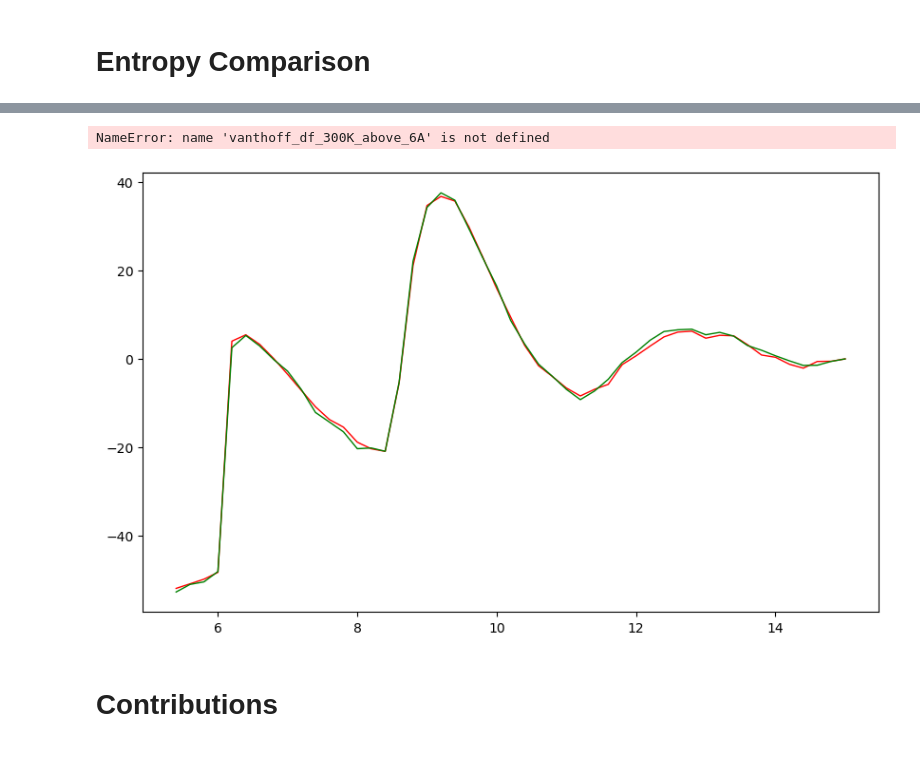
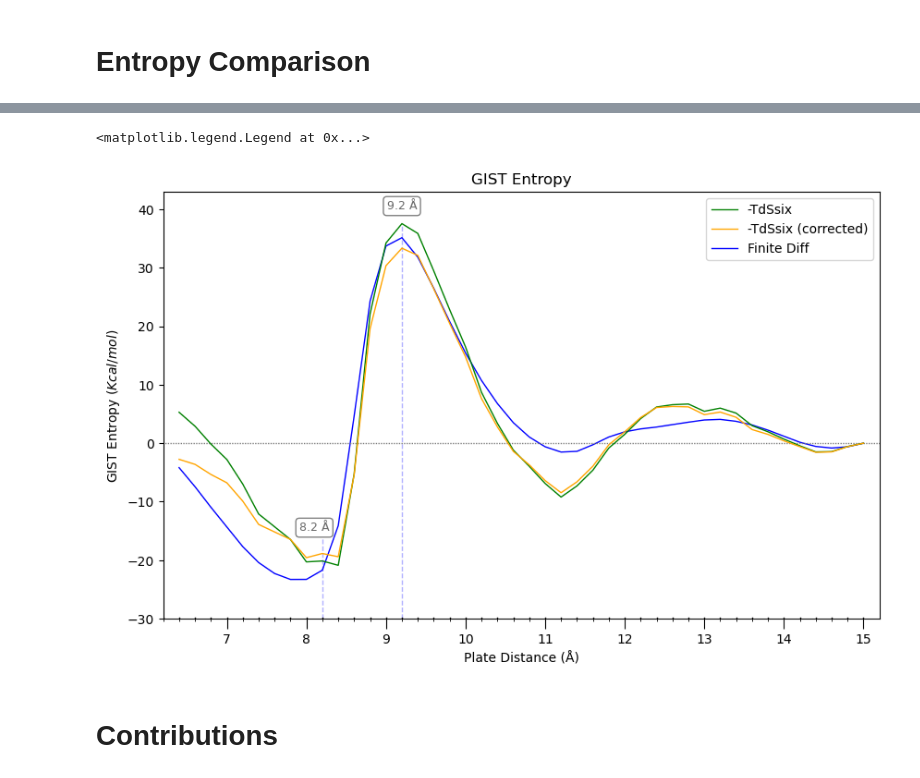
Before and after one commit to arghavanvg/hydrophobic-plates-analysis, a Jupyter notebook: df-energy-plotting.ipynb, the cells around one changed output, grey strips where cells are left out. Saved outputs shown, nothing was run; the diff lists cells and outputs as text; code cells hidden in the pictures.

Commit message:
plot corrections

```diff
--- a/df-energy-plotting.ipynb
+++ b/df-energy-plotting.ipynb
@@ -40,6 +40,12 @@ gist_Tds = pd.read_csv(gist_TdS_file, sep='\t', index_col=None, header=0)
 gist_Tds.rename(columns={'distance(A)': 'Distance(Å)'}, inplace=True)
 gist_Tds = gist_Tds.iloc[5:].copy()
 gist_Tds.reset_index(drop=True, inplace=True)
+# %%
+corrected_gist_TdS_file = '/Users/arghavan/lab/hp-results/pmf/corrected_neg_dTS.dat'
+corrected_gist_Tds = pd.read_csv(corrected_gist_TdS_file, sep='\t', index_col=None, header=0)
+corrected_gist_Tds.rename(columns={'distance(A)': 'Distance(Å)'}, inplace=True)
+corrected_gist_Tds = corrected_gist_Tds.iloc[5:].copy()
+corrected_gist_Tds.reset_index(drop=True, inplace=True)
 # %%
 vanthoff_file = '/Users/arghavan/Graduate Center Dropbox/Arghavan Vedadi Gargari/Hydrophobic Plates/Arghavan/PMF-TdS-data/PMF-tdS data/vanthoff_negTdS.txt'
 vanthoff_df = pd.read_csv(vanthoff_file, sep='\s+', index_col=None, names=columns ,header=None)
@@ -51,7 +57,7 @@ vanthoff_df_300K.rename(columns={'300K': 'Vant_Hoff_300K_Kcal/mol'}, inplace=Tru
 # vanthoff_df_300K.to_csv(f'{output_path}vanthoff_300K.csv',sep='\t', index=False)
 # %%
 # Truncate data below 6 Å
-vanthoff_df_300K_above_6A = vanthoff_df.iloc[19:].copy()
+vanthoff_df_300K_above_6A = vanthoff_df.iloc[20:].copy()
 vanthoff_df_300K_above_6A.reset_index(drop=True, inplace=True)
 vanthoff_df_300K_above_6A
 
@@ -201,21 +207,21 @@ plt.legend()
 # %% [markdown]
 # GIST Entropy (Above 6Å)
 # %%
-gist_TdS_file = '/gibbs/arghavan/gist_hydrophobic_plates/gist_results/neg_dTS.dat'
-gist_Tds = pd.read_csv(gist_TdS_file, sep='\t', index_col=None, header=0)
+# gist_TdS_file = '/gibbs/arghavan/gist_hydrophobic_plates/gist_results/neg_dTS.dat'
+# gist_Tds = pd.read_csv(gist_TdS_file, sep='\t', index_col=None, header=0)
 
 plt.figure(figsize=(10, 6))
-plt.plot(gist_Tds['distance(A)'], gist_Tds['-dTSsix(ref)'], 'g-', markersize=3, linewidth=1, label='-TdSsix', zorder=2)
-plt.plot(gist_Tds['distance(A)'], gist_Tds['-dTSorient+trans(ref)'], 'r-', markersize=3, linewidth=1, label='Trans+Orient', zorder=1)
+plt.plot(gist_Tds['Distance(Å)'], gist_Tds['-dTSsix(ref)'], 'g-', markersize=3, linewidth=1, label='-TdSsix', zorder=2)
+plt.plot(gist_Tds['Distance(Å)'], gist_Tds['-dTSorient+trans(ref)'], 'r-', markersize=3, linewidth=1, label='Trans+Orient', zorder=1)
 plt.hlines(y=0.00, xmin=6.0, xmax=15.2, color='grey', linestyle=(0, (1, 1)), linewidth=1, zorder=1)
 
 
-y_82 = gist_Tds.loc[gist_Tds['distance(A)'] == 8.2,'-dTSsix(ref)'].values[0]
+y_82 = gist_Tds.loc[gist_Tds['Distance(Å)'] == 8.2,'-dTSsix(ref)'].values[0]
 plt.vlines(x=8.2, ymin=-30, ymax=y_82+4, color='blue', linestyle='--', linewidth=1, alpha=0.3)
 plt.text(x=8.1, y=-15, s="8.2 Å", ha='center', fontsize=9, color='dimgrey',
          bbox=dict(facecolor='white', edgecolor='gray', boxstyle='round,pad=0.3'))
 
-y_92 = gist_Tds.loc[gist_Tds['distance(A)'] == 9.2,'-dTSsix(ref)'].values[0]
+y_92 = gist_Tds.loc[gist_Tds['Distance(Å)'] == 9.2,'-dTSsix(ref)'].values[0]
 plt.vlines(x=9.2, ymin=-30, ymax=y_92, color='blue', linestyle='--', linewidth=1, alpha=0.3)
 plt.text(x=9.2, y=40, s="9.2 Å", ha='center', fontsize=9, color='dimgrey',
          bbox=dict(facecolor='white', edgecolor='gray', boxstyle='round,pad=0.3'))
@@ -332,50 +425,52 @@ plt.savefig(f'{plots_path}/vanthoff_300K_above_6A.png', dpi=800)
 # %%
-gist_TdS_file = '/gibbs/arghavan/gist_hydrophobic_plates/gist_results/neg_dTS.dat'
-gist_Tds = pd.read_csv(gist_TdS_file, sep='\t', index_col=None, header=0)
 
 plt.figure(figsize=(10, 6))
-plt.plot(gist_Tds['distance(A)'], gist_Tds['-dTSsix(ref)'], 'g-', markersize=3, linewidth=1, label='-TdSsix', zorder=2)
-plt.plot(gist_Tds['distance(A)'], gist_Tds['-dTSorient+trans(ref)'], 'r-', markersize=3, linewidth=1, label='Trans+Orient', zorder=1)
-plt.plot(vanthoff_df_300K_above_6A['Distance(Å)'], vanthoff_df_300K_above_6A['Vant_Hoff_300K_Kcal/mol'], 'bo-', markersize=3, linewidth=1, label='Finite Diff', zorder=3)
+plt.plot(gist_Tds['Distance(Å)'], gist_Tds['-dTSsix(ref)'], 'g-', markersize=3, linewidth=1, label='-TdSsix', zorder=2)
+# plt.plot(gist_Tds['Distance(Å)'], gist_Tds['-dTSorient+trans(ref)'], 'r-', markersize=3, linewidth=1, label='Trans+Orient', zorder=1)
+plt.plot(corrected_gist_Tds['Distance(Å)'], corrected_gist_Tds['-dTSsix(ref)'], color='orange', markersize=3, linewidth=1, label='-TdSsix (corrected)', zorder=3)
+# plt.plot(corrected_gist_Tds['Distance(Å)'], corrected_gist_Tds['-dTSorient+trans(ref)'], 'm-', markersize=3, linewidth=1, label='Trans+Orient (corrected)', zorder=1)
+plt.plot(vanthoff_df_300K_above_6A['Distance(Å)'], vanthoff_df_300K_above_6A['Vant_Hoff_300K_Kcal/mol'], 'b-', markersize=3, linewidth=1, label='Finite Diff', zorder=1)
+# plt.plot(gist_joe_ent_df['Distance(Å)'], gist_joe_ent_df['300'], 'k-', markersize=3, label='gist (joe)', zorder=2)
+
 plt.hlines(y=0.00, xmin=6.0, xmax=15.2, color='grey', linestyle=(0, (1, 1)), linewidth=1, zorder=1)
 
 
-y_82 = gist_Tds.loc[gist_Tds['distance(A)'] == 8.2,'-dTSsix(ref)'].values[0]
+y_82 = gist_Tds.loc[gist_Tds['Distance(Å)'] == 8.2,'-dTSsix(ref)'].values[0]
 plt.vlines(x=8.2, ymin=-30, ymax=y_82+4, color='blue', linestyle='--', linewidth=1, alpha=0.3)
 plt.text(x=8.1, y=-15, s="8.2 Å", ha='center', fontsize=9, color='dimgrey',
          bbox=dict(facecolor='white', edgecolor='gray', boxstyle='round,pad=0.3'))
 
-y_92 = gist_Tds.loc[gist_Tds['distance(A)'] == 9.2,'-dTSsix(ref)'].values[0]
+y_92 = gist_Tds.loc[gist_Tds['Distance(Å)'] == 9.2,'-dTSsix(ref)'].values[0]
 plt.vlines(x=9.2, ymin=-30, ymax=y_92, color='blue', linestyle='--', linewidth=1, alpha=0.3)
 plt.text(x=9.2, y=40, s="9.2 Å", ha='center', fontsize=9, color='dimgrey',
          bbox=dict(facecolor='white', edgecolor='gray', boxstyle='round,pad=0.3'))
 
 
 plt.title("GIST Entropy")
 plt.xlabel('Plate Distance (Å)')
 plt.ylabel(r'GIST Entropy $(Kcal/mol)$')
 plt.ylim(-30.0, 43.0)
 plt.xlim(6.2,15.2)
 
 plt.gca().xaxis.set_major_locator(ticker.MultipleLocator(1))
 
 medium_ticks = np.arange(6.2,15.2, 0.2)
 plt.gca().set_xticks(medium_ticks, minor=True)
 
 plt.tick_params(axis='x', which='major', length=8)
 plt.tick_params(axis='x', which='minor', length=2)
 for t in medium_ticks:
     plt.gca().axvline(t, ymin=0, ymax=0.003, color='k', lw=1)
 
 
 plt.legend()
 # plots_path = f'{output_path}/plots/'
 # os.makedirs(plots_path, exist_ok=True)
 
 # plt.savefig(f'{plots_path}/gist-Tds_above_6A.png', dpi=800)
 # %% [output]
-NameError: name 'vanthoff_df_300K_above_6A' is not defined
+<matplotlib.legend.Legend at 0x...>
-[figure, old version]
+[figure, new version]
 # %% [markdown]
 # Contributions
 # %%
```
Also changed, not shown: parts of 12 cells of this notebook.
